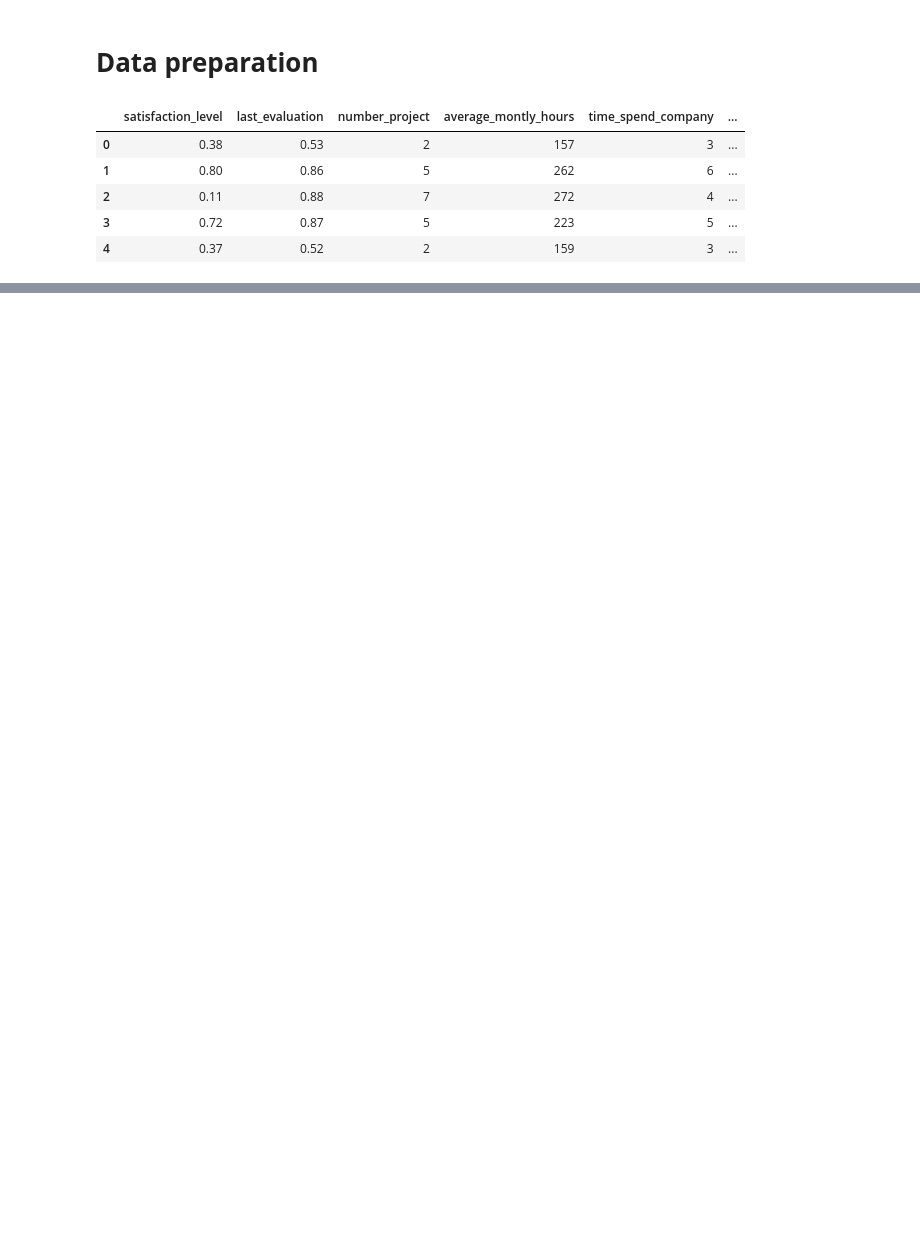
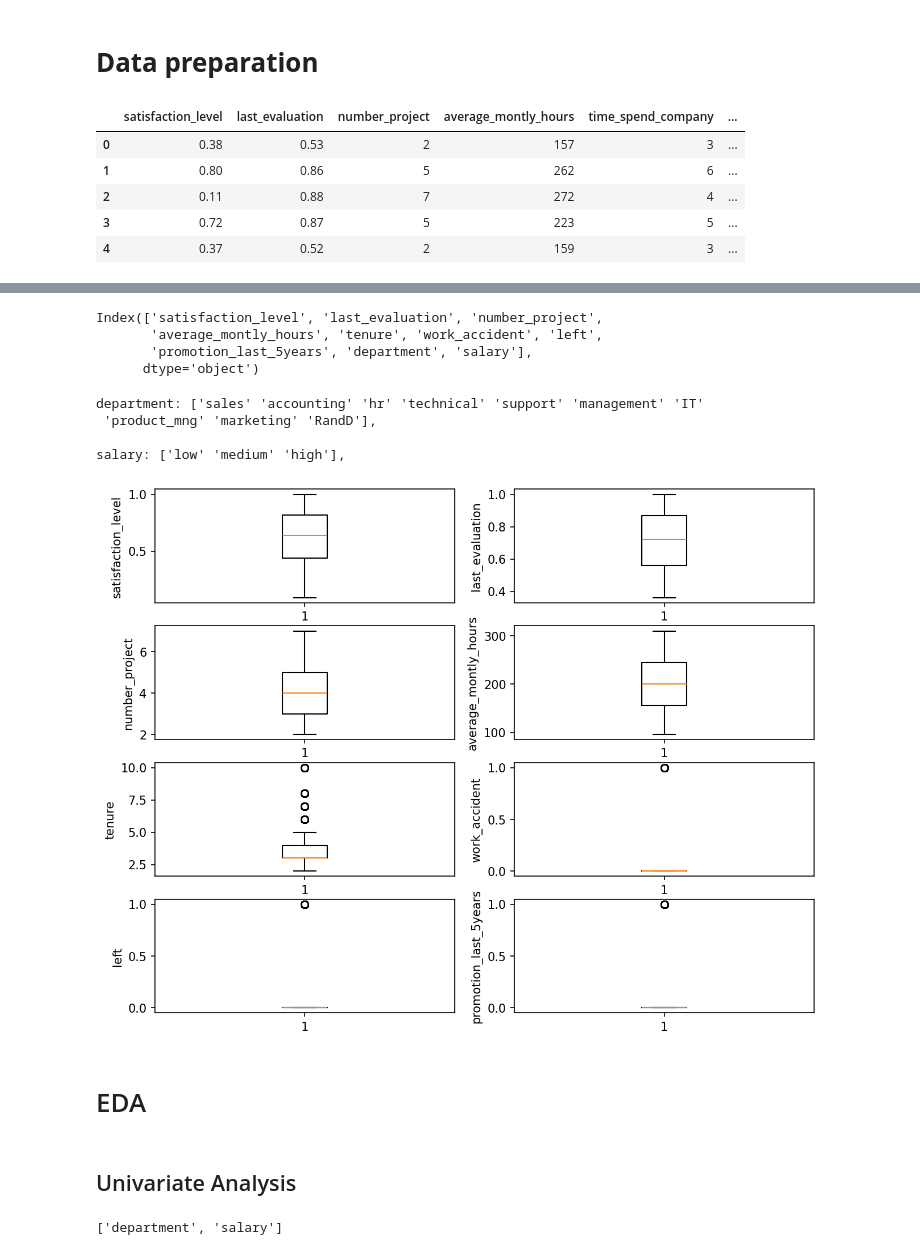
Before and after one commit to Hien-Doan/Final_Project_Lv3, a Jupyter notebook: MindX/Final Project/Final_Project_Sem3.ipynb, the cells around one changed output, grey strips where cells are left out. Cells and saved outputs as stored; diff of their text form; code cells hidden in the pictures; blank space fills up the shorter version.

```diff
--- a/MindX/Final Project/Final_Project_Sem3.ipynb
+++ b/MindX/Final Project/Final_Project_Sem3.ipynb
@@ -33,6 +40,9 @@ import pandas as pd
 import matplotlib.pyplot as plt
 import numpy as np
 import seaborn as sns
+import plotly.express as px
+
+plt.rcParams.update({'figure.dpi': 150})
 # %% [markdown]
 # **Data preparation**
 # %%
@@ -48,0 +79,3 @@ df.head()
+# %%
+df.rename(columns={'Work_accident':'work_accident', 'time_spend_company':'tenure','Department':'department'}, inplace=True)
+df.head()
@@ -48,0 +115,35 @@ df.head()
+# %%
+df.columns
+# %% [output]
+Index(['satisfaction_level', 'last_evaluation', 'number_project',
+       'average_montly_hours', 'tenure', 'work_accident', 'left',
+       'promotion_last_5years', 'department', 'salary'],
+      dtype='object')
+# %%
+cat_cols = ['department','salary']
+num_cols = [cols for cols in df.columns if cols not in cat_cols]
+# %%
+# check valid value in categorical columns
+for i in cat_cols:
+    print(f'{i}: {df[i].unique()}, \n')
+# %% [output]
+department: ['sales' 'accounting' 'hr' 'technical' 'support' 'management' 'IT'
+ 'product_mng' 'marketing' 'RandD'],
+
+salary: ['low' 'medium' 'high'],
+# %%
+#check outliers in numerical columns
+plt.figure(figsize=(10,1*len(num_cols)))
+
+for i,col in enumerate(num_cols):
+    plt.subplot(round((len(num_cols)+1)/2),2,i+1)
+    plt.boxplot(df[col])
+    plt.ylabel(col)
+
+plt.show()
+# %% [output]
+[figure, added]
+# %% [markdown]
+# EDA
+# %% [markdown]
+## Univariate Analysis
@@ -48,0 +158,4 @@ df.head()
+# %%
+cat_cols
+# %% [output]
+['department', 'salary']
```
Also changed, not shown: parts of 8 cells of this notebook.
